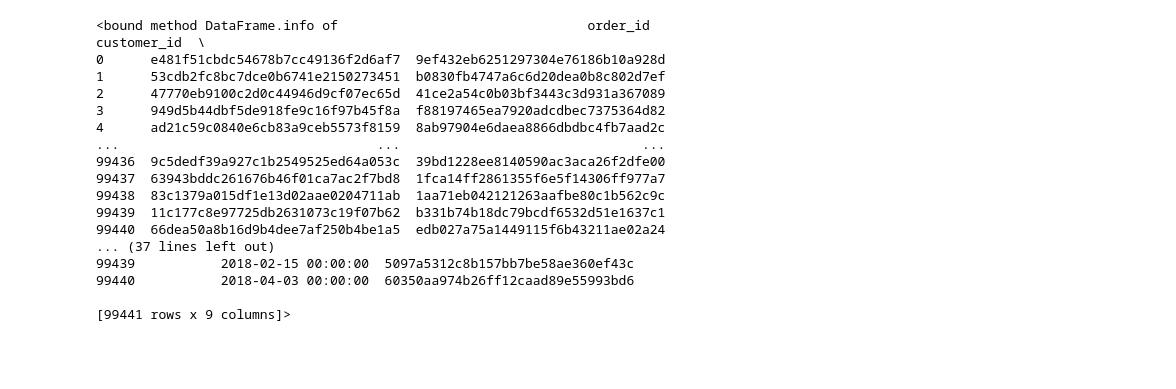
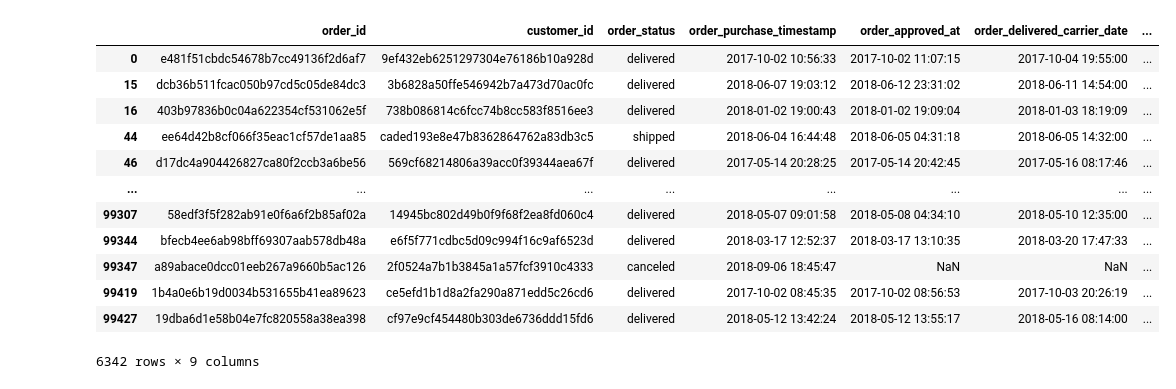
Before and after one commit to jinijini20/SKN14-2nd-5Team, a Jupyter notebook: JenoJungKyu/EDA_test.ipynb, the cells around one changed output. Saved outputs shown, nothing was run; the diff lists cells and outputs as text; code cells hidden in the pictures; blank space fills up the shorter version.

```diff
--- a/JenoJungKyu/EDA_test.ipynb
+++ b/JenoJungKyu/EDA_test.ipynb
@@ -61,21 +21,0 @@ orders_df.info
-# %%
-# customers_df.info # 99441 x5
-orders_df.info # 99441 x 9
-# %% [output]
-<bound method DataFrame.info of                                order_id                       customer_id  \
-0      e481f51cbdc54678b7cc49136f2d6af7  9ef432eb6251297304e76186b10a928d
-1      53cdb2fc8bc7dce0b6741e2150273451  b0830fb4747a6c6d20dea0b8c802d7ef
-2      47770eb9100c2d0c44946d9cf07ec65d  41ce2a54c0b03bf3443c3d931a367089
-3      949d5b44dbf5de918fe9c16f97b45f8a  f88197465ea7920adcdbec7375364d82
-4      ad21c59c0840e6cb83a9ceb5573f8159  8ab97904e6daea8866dbdbc4fb7aad2c
-...                                 ...                               ...
-99436  9c5dedf39a927c1b2549525ed64a053c  39bd1228ee8140590ac3aca26f2dfe00
-99437  63943bddc261676b46f01ca7ac2f7bd8  1fca14ff2861355f6e5f14306ff977a7
-99438  83c1379a015df1e13d02aae0204711ab  1aa71eb042121263aafbe80c1b562c9c
-99439  11c177c8e97725db2631073c19f07b62  b331b74b18dc79bcdf6532d51e1637c1
-99440  66dea50a8b16d9b4dee7af250b4be1a5  edb027a75a1449115f6b43211ae02a24
-... (37 lines left out)
-99439           2018-02-15 00:00:00  5097a5312c8b157bb7be58ae360ef43c
-99440           2018-04-03 00:00:00  60350aa974b26ff12caad89e55993bd6
-
-[99441 rows x 9 columns]>
@@ -84,0 +22,31 @@ order_counts.columns = ['customer_unique_id', 'order_count']
+# %%
+# customer_unique_id 결합
+orders_df = orders_df.merge(customers_df[['customer_id', 'customer_unique_id']], on='customer_id', how='left')
+
+# 고객별 주문 수 계산
+order_counts = orders_df.groupby('customer_unique_id')['order_id'].nunique().reset_index()
+# 언유니크하면 컬럼이 바뀐값이 반환되니까 리셋인덱스를 해주는겨
+
+order_counts.columns = ['customer_unique_id', 'order_count']
+
+# 2회 이상 구매 고객 추출
+repeat_customers = order_counts[order_counts['order_count'] >= 2]
+
+# 재구매 고객 주문 필터링
+repeat_orders = orders_df[orders_df['customer_unique_id'].isin(repeat_customers['customer_unique_id'])]
+# %%
+repeat_orders
+# %% [output]
+|  | order_id | customer_id | order_status | order_purchase_timestamp | order_approved_at | order_delivered_carrier_date | ... |
+| 0 | e481f51cbdc54678b7cc49136f2d6af7 | 9ef432eb6251297304e76186b10a928d | delivered | 2017-10-02 10:56:33 | 2017-10-02 11:07:15 | 2017-10-04 19:55:00 | ... |
+| 15 | dcb36b511fcac050b97cd5c05de84dc3 | 3b6828a50ffe546942b7a473d70ac0fc | delivered | 2018-06-07 19:03:12 | 2018-06-12 23:31:02 | 2018-06-11 14:54:00 | ... |
+| 16 | 403b97836b0c04a622354cf531062e5f | 738b086814c6fcc74b8cc583f8516ee3 | delivered | 2018-01-02 19:00:43 | 2018-01-02 19:09:04 | 2018-01-03 18:19:09 | ... |
+| 44 | ee64d42b8cf066f35eac1cf57de1aa85 | caded193e8e47b8362864762a83db3c5 | shipped | 2018-06-04 16:44:48 | 2018-06-05 04:31:18 | 2018-06-05 14:32:00 | ... |
+| 46 | d17dc4a904426827ca80f2ccb3a6be56 | 569cf68214806a39acc0f39344aea67f | delivered | 2017-05-14 20:28:25 | 2017-05-14 20:42:45 | 2017-05-16 08:17:46 | ... |
+| ... | ... | ... | ... | ... | ... | ... | ... |
+| 99307 | 58edf3f5f282ab91e0f6a6f2b85af02a | 14945bc802d49b0f9f68f2ea8fd060c4 | delivered | 2018-05-07 09:01:58 | 2018-05-08 04:34:10 | 2018-05-10 12:35:00 | ... |
+| 99344 | bfecb4ee6ab98bff69307aab578db48a | e6f5f771cdbc5d09c994f16c9af6523d | delivered | 2018-03-17 12:52:37 | 2018-03-17 13:10:35 | 2018-03-20 17:47:33 | ... |
+| 99347 | a89abace0dcc01eeb267a9660b5ac126 | 2f0524a7b1b3845a1a57fcf3910c4333 | canceled | 2018-09-06 18:45:47 | NaN | NaN | ... |
+| 99419 | 1b4a0e6b19d0034b531655b41ea89623 | ce5efd1b1d8a2fa290a871edd5c26cd6 | delivered | 2017-10-02 08:45:35 | 2017-10-02 08:56:53 | 2017-10-03 20:26:19 | ... |
+| 99427 | 19dba6d1e58b04e7fc820558a38ea398 | cf97e9cf454480b303de6736ddd15fd6 | delivered | 2018-05-12 13:42:24 | 2018-05-12 13:55:17 | 2018-05-16 08:14:00 | ... |
+6342 rows × 9 columns
```
Also changed, not shown: parts of 8 cells of this notebook, 2 other files.
